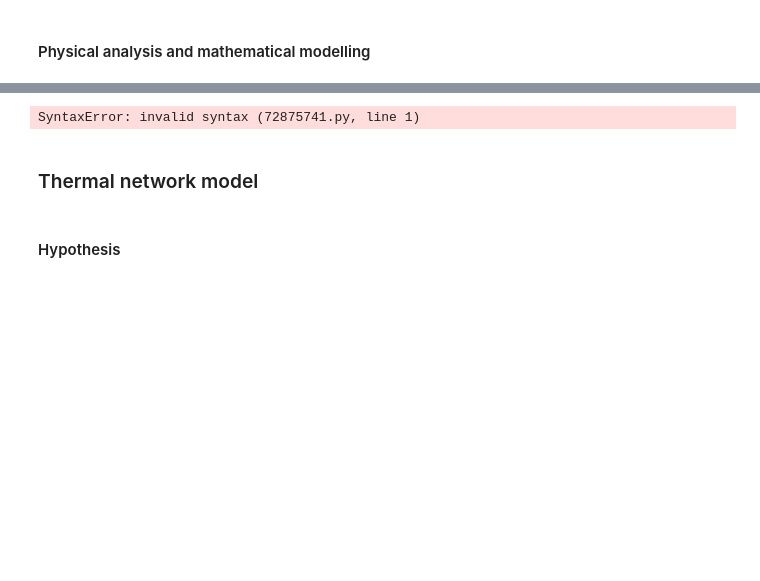
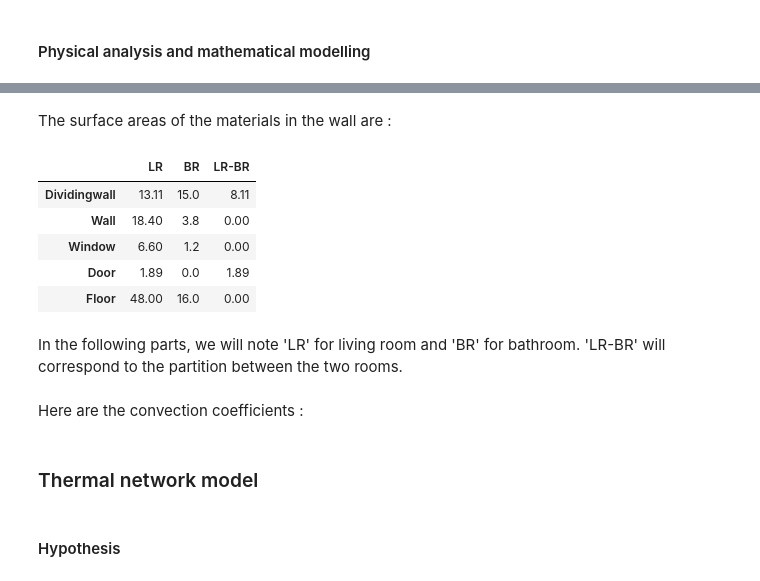
Before and after one commit to cccchloeeee/M9-projet, a Jupyter notebook: M9-RAPPORT.ipynb, the cells around one changed output, grey strips where cells are left out. Saved outputs shown, nothing was run; the diff lists cells and outputs as text; code cells hidden in the pictures; blank space fills up the shorter version.

```diff
--- a/M9-RAPPORT.ipynb
+++ b/M9-RAPPORT.ipynb
@@ -61,4 +76,24 @@ The mean temperature of the surfaces (used for the linearizatio of the radiative
+# %% [markdown]
+The surface areas of the materials in the wall are :
+# %%
+# Surfaces
+surfaces = {'LR': [13.11, 18.4, 6.6, 1.89, 48],      # m²
+            'BR': [15, 3.8, 1.2, 0, 16],
+            'LR-BR': [8.11, 0, 0, 1.89, 0]}
+surfaces = pd.DataFrame(
+    surfaces, index=['Dividingwall', 'Wall', 'Window', 'Door', 'Floor'])
+surfaces
+# %% [output]
+|  | LR | BR | LR-BR |
+| Dividingwall | 13.11 | 15.0 | 8.11 |
+| Wall | 18.40 | 3.8 | 0.00 |
+| Window | 6.60 | 1.2 | 0.00 |
+| Door | 1.89 | 0.0 | 1.89 |
+| Floor | 48.00 | 16.0 | 0.00 |
+# %% [markdown]
+In the following parts, we will note 'LR' for living room and 'BR' for bathroom. 'LR-BR' will correspond to the partition between the two rooms.
+# %% [markdown]
+Here are the convection coefficients :
 # %%
-Convection coeficients:
+# convection coefficients, W/m² K
+h = pd.DataFrame([{'in': 4., 'out': 10}])
-# %% [output]
-SyntaxError: invalid syntax (72875741.py, line 1)
```
Also changed, not shown: parts of 29 cells of this notebook, 1 other file.
